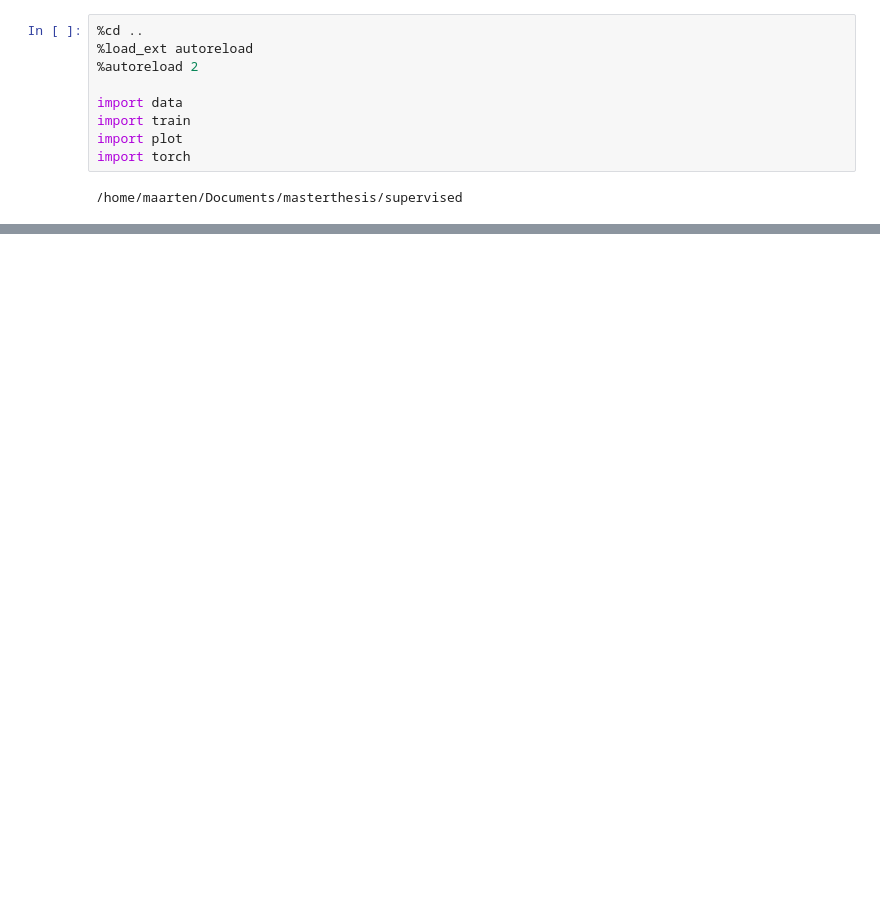
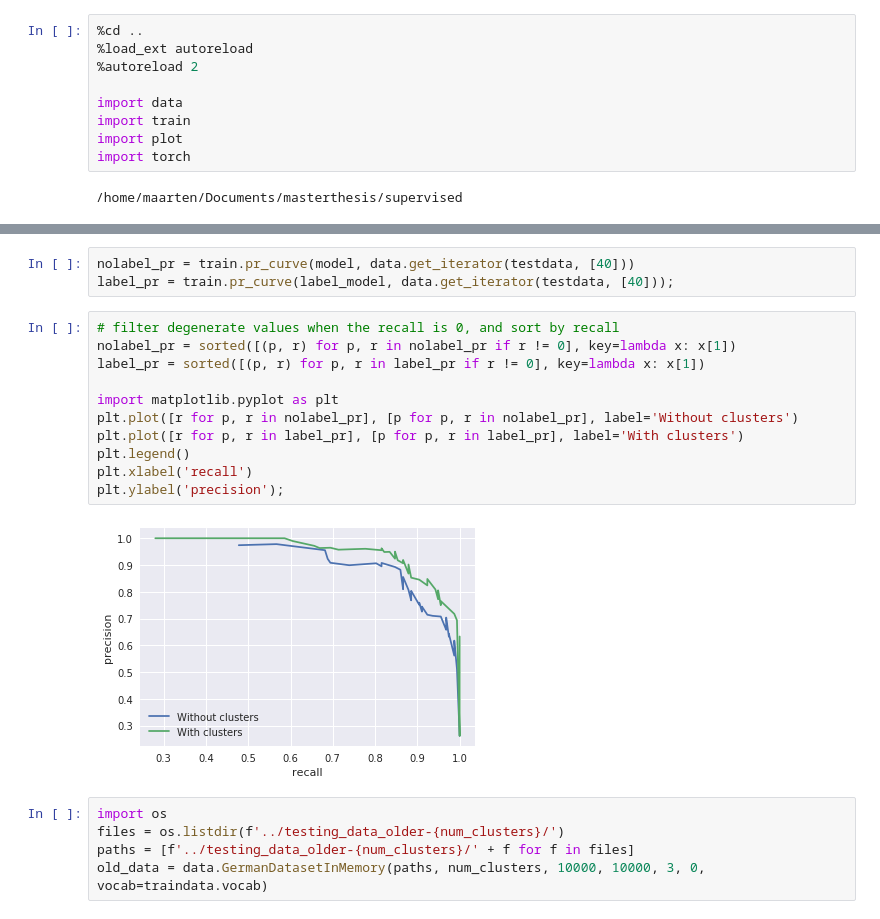
Before and after one commit to maarten990/masterthesis, a Jupyter notebook: supervised/notebooks/testing.ipynb, the cells around one changed output, grey strips where cells are left out. Saved outputs shown, nothing was run; the diff lists cells and outputs as text; blank space fills up the shorter version.

```diff
--- a/supervised/notebooks/testing.ipynb
+++ b/supervised/notebooks/testing.ipynb
@@ -60,0 +61,21 @@ Speech precision  0.968421
+# %%
+nolabel_pr = train.pr_curve(model, data.get_iterator(testdata, [40]))
+label_pr = train.pr_curve(label_model, data.get_iterator(testdata, [40]));
+# %%
+# filter degenerate values when the recall is 0, and sort by recall
+nolabel_pr = sorted([(p, r) for p, r in nolabel_pr if r != 0], key=lambda x: x[1])
+label_pr = sorted([(p, r) for p, r in label_pr if r != 0], key=lambda x: x[1])
+
+import matplotlib.pyplot as plt
+plt.plot([r for p, r in nolabel_pr], [p for p, r in nolabel_pr], label='Without clusters')
+plt.plot([r for p, r in label_pr], [p for p, r in label_pr], label='With clusters')
+plt.legend()
+plt.xlabel('recall')
+plt.ylabel('precision');
+# %% [output]
+[figure, added]
+# %%
+import os
+files = os.listdir(f'../testing_data_older-{num_clusters}/')
+paths = [f'../testing_data_older-{num_clusters}/' + f for f in files]
+old_data = data.GermanDatasetInMemory(paths, num_clusters, 10000, 10000, 3, 0, vocab=traindata.vocab)
```
Also changed, not shown: parts of 5 cells of this notebook.
